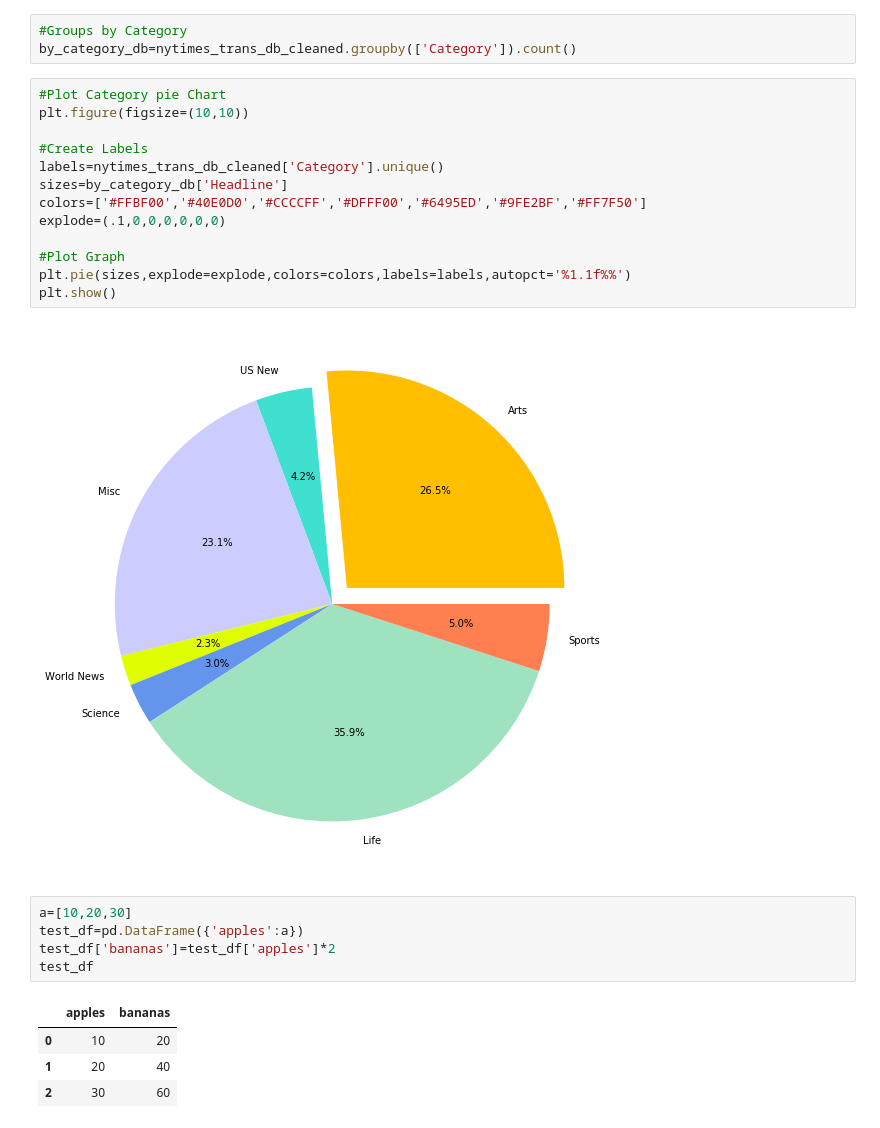
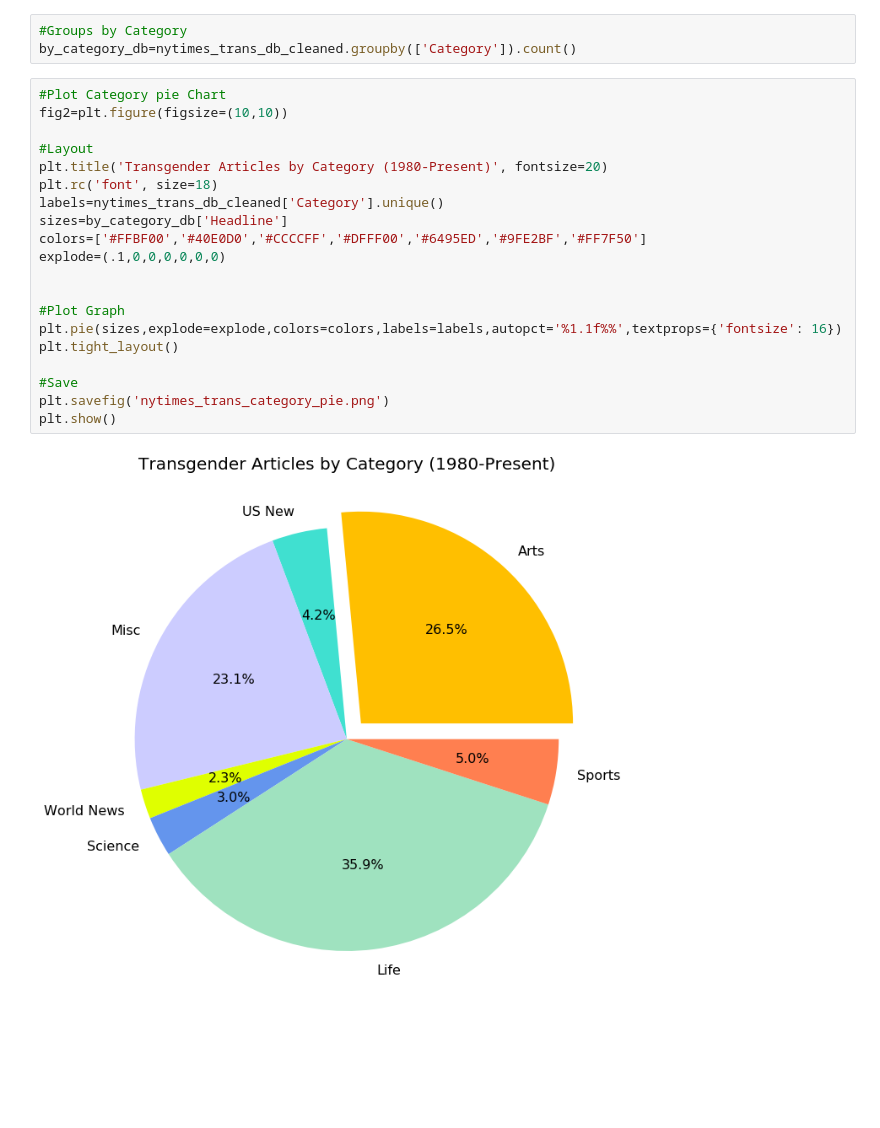
Before and after one commit to julia-claira/NYTimes_Web_Scrape, a Jupyter notebook: NYTimes_Search.ipynb, the cells around one changed output. Saved outputs shown, nothing was run; the diff lists cells and outputs as text; blank space fills up the shorter version.

Commit message:
finished layout on graphs

```diff
--- a/NYTimes_Search.ipynb
+++ b/NYTimes_Search.ipynb
@@ -375,26 +336,23 @@ plt.show()
 by_category_db=nytimes_trans_db_cleaned.groupby(['Category']).count()
 # %%
 #Plot Category pie Chart
-plt.figure(figsize=(10,10))
+fig2=plt.figure(figsize=(10,10))
 
-#Create Labels
+#Layout
+plt.title('Transgender Articles by Category (1980-Present)', fontsize=20)
+plt.rc('font', size=18)
 labels=nytimes_trans_db_cleaned['Category'].unique()
 sizes=by_category_db['Headline']
 colors=['#FFBF00','#40E0D0','#CCCCFF','#DFFF00','#6495ED','#9FE2BF','#FF7F50']
 explode=(.1,0,0,0,0,0,0)
 
+
 #Plot Graph
-plt.pie(sizes,explode=explode,colors=colors,labels=labels,autopct='%1.1f%%')
+plt.pie(sizes,explode=explode,colors=colors,labels=labels,autopct='%1.1f%%',textprops={'fontsize': 16})
+plt.tight_layout()
+
+#Save
+plt.savefig('nytimes_trans_category_pie.png')
 plt.show()
 # %% [output]
-[figure, old version]
+[figure, new version]
-# %%
-a=[10,20,30]
-test_df=pd.DataFrame({'apples':a})
-test_df['bananas']=test_df['apples']*2
-test_df
-# %% [output]
-|  | apples | bananas |
-| 0 | 10 | 20 |
-| 1 | 20 | 40 |
-| 2 | 30 | 60 |
```
Also changed, not shown: parts of 25 cells of this notebook, 2 other files.
